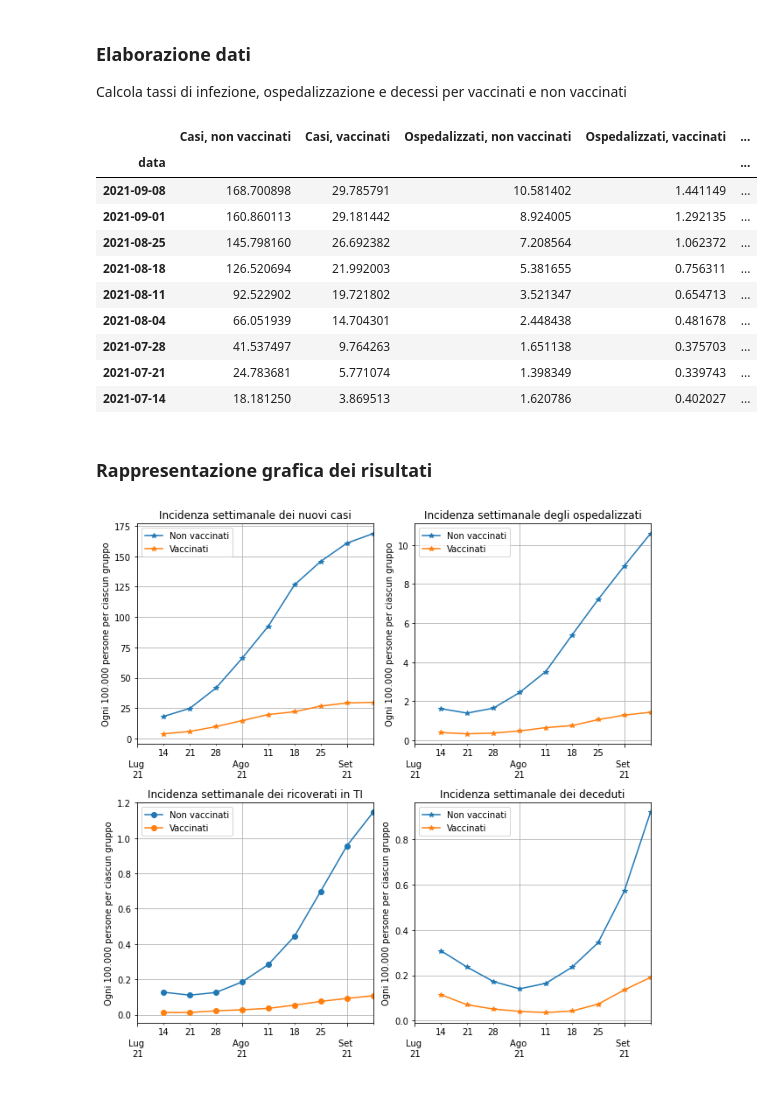
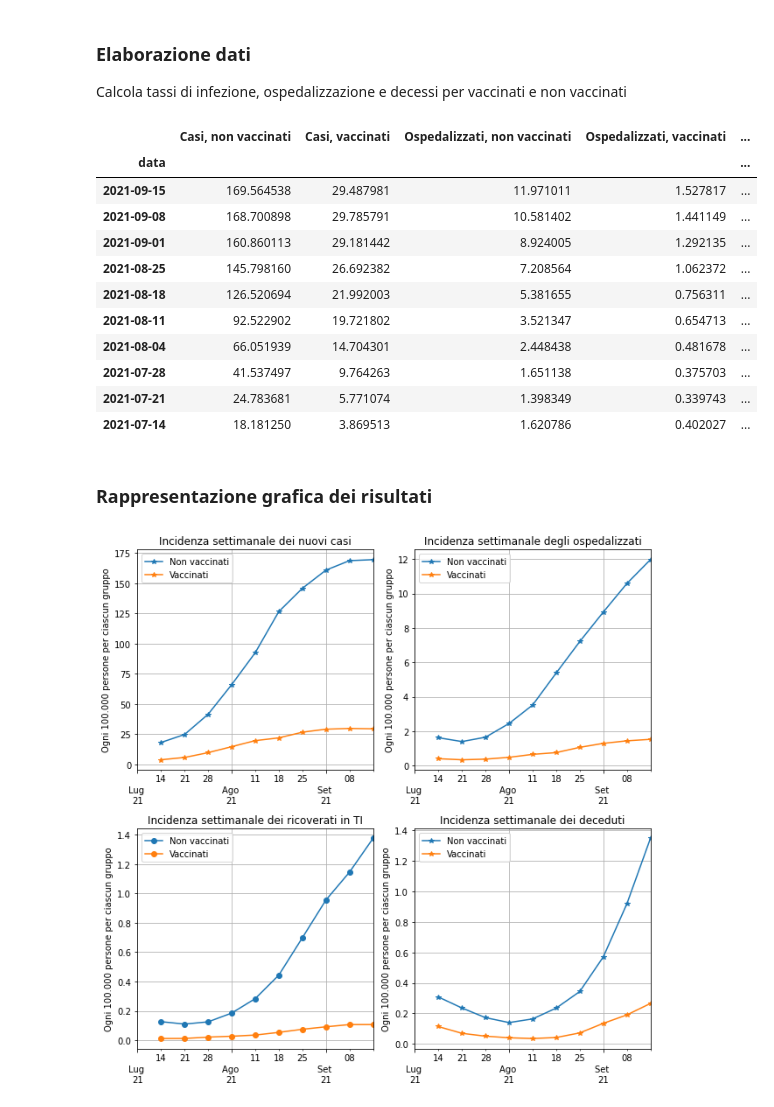
Before and after one commit to apalladi/covid_vaccini_monitoraggio, a Jupyter notebook: andamento_epidemia.ipynb, the cells around one changed output. Drawn from its saved outputs; the diff is of its cells as text; code cells hidden in the pictures.

```diff
--- a/andamento_epidemia.ipynb
+++ b/andamento_epidemia.ipynb
@@ -23,42 +24,43 @@ df_assoluti
 # %% [markdown]
 ### Elaborazione dati
 Calcola tassi di infezione, ospedalizzazione e decessi per vaccinati e non vaccinati
-# %%
-# ricava i tassi, dividendo per la popolazione vaccinati e non vaccinata
-tassi = (7/30)*10**5*np.transpose([df_assoluti['casi non vaccinati']/df_assoluti['non vaccinati'],
-         df_assoluti['casi vaccinati']/df_assoluti['vaccinati completo'],
-         df_assoluti['ospedalizzati non vaccinati']/df_assoluti['non vaccinati'],
-         df_assoluti['ospedalizzati vaccinati']/df_assoluti['vaccinati completo'],
-         df_assoluti['terapia intensiva non vaccinati']/df_assoluti['non vaccinati'],
-         df_assoluti['terapia intensiva vaccinati']/df_assoluti['vaccinati completo'],
-         df_assoluti['decessi non vaccinati']/df_assoluti['non vaccinati'],
-         df_assoluti['decessi vaccinati']/df_assoluti['vaccinati completo']])
-
-df_tassi = pd.DataFrame(tassi)
-df_tassi.columns = ['Casi, non vaccinati',
-                    'Casi, vaccinati',
-                    'Ospedalizzati, non vaccinati',
-                    'Ospedalizzati, vaccinati',
-                    'In terapia intensiva, non vaccinati',
-                    'In terapia intensiva, vaccinati',
-                    'Deceduti, non vaccinati',
-                    'Deceduti, vaccinati']
-
-df_tassi.index = pd.to_datetime(df_assoluti['data'], format='%d/%m/%Y')
-
-df_tassi
-# %% [output]
-|  | Casi, non vaccinati | Casi, vaccinati | Ospedalizzati, non vaccinati | Ospedalizzati, vaccinati | ... |
-| data |  |  |  |  | ... |
-| 2021-09-08 | 168.700898 | 29.785791 | 10.581402 | 1.441149 | ... |
-| 2021-09-01 | 160.860113 | 29.181442 | 8.924005 | 1.292135 | ... |
-| 2021-08-25 | 145.798160 | 26.692382 | 7.208564 | 1.062372 | ... |
-| 2021-08-18 | 126.520694 | 21.992003 | 5.381655 | 0.756311 | ... |
-| 2021-08-11 | 92.522902 | 19.721802 | 3.521347 | 0.654713 | ... |
-| 2021-08-04 | 66.051939 | 14.704301 | 2.448438 | 0.481678 | ... |
-| 2021-07-28 | 41.537497 | 9.764263 | 1.651138 | 0.375703 | ... |
-| 2021-07-21 | 24.783681 | 5.771074 | 1.398349 | 0.339743 | ... |
-| 2021-07-14 | 18.181250 | 3.869513 | 1.620786 | 0.402027 | ... |
+# %%
+# ricava i tassi, dividendo per la popolazione vaccinati e non vaccinata
+tassi = (7/30)*10**5*np.transpose([df_assoluti['casi non vaccinati']/df_assoluti['non vaccinati'],
+         df_assoluti['casi vaccinati']/df_assoluti['vaccinati completo'],
+         df_assoluti['ospedalizzati non vaccinati']/df_assoluti['non vaccinati'],
+         df_assoluti['ospedalizzati vaccinati']/df_assoluti['vaccinati completo'],
+         df_assoluti['terapia intensiva non vaccinati']/df_assoluti['non vaccinati'],
+         df_assoluti['terapia intensiva vaccinati']/df_assoluti['vaccinati completo'],
+         df_assoluti['decessi non vaccinati']/df_assoluti['non vaccinati'],
+         df_assoluti['decessi vaccinati']/df_assoluti['vaccinati completo']])
+
+df_tassi = pd.DataFrame(tassi)
+df_tassi.columns = ['Casi, non vaccinati',
+                    'Casi, vaccinati',
+                    'Ospedalizzati, non vaccinati',
+                    'Ospedalizzati, vaccinati',
+                    'In terapia intensiva, non vaccinati',
+                    'In terapia intensiva, vaccinati',
+                    'Deceduti, non vaccinati',
+                    'Deceduti, vaccinati']
+
+df_tassi.index = pd.to_datetime(df_assoluti['data'], format='%Y/%m/%d')
+
+df_tassi
+# %% [output]
+|  | Casi, non vaccinati | Casi, vaccinati | Ospedalizzati, non vaccinati | Ospedalizzati, vaccinati | ... |
+| data |  |  |  |  | ... |
+| 2021-09-15 | 169.564538 | 29.487981 | 11.971011 | 1.527817 | ... |
+| 2021-09-08 | 168.700898 | 29.785791 | 10.581402 | 1.441149 | ... |
+| 2021-09-01 | 160.860113 | 29.181442 | 8.924005 | 1.292135 | ... |
+| 2021-08-25 | 145.798160 | 26.692382 | 7.208564 | 1.062372 | ... |
+| 2021-08-18 | 126.520694 | 21.992003 | 5.381655 | 0.756311 | ... |
+| 2021-08-11 | 92.522902 | 19.721802 | 3.521347 | 0.654713 | ... |
+| 2021-08-04 | 66.051939 | 14.704301 | 2.448438 | 0.481678 | ... |
+| 2021-07-28 | 41.537497 | 9.764263 | 1.651138 | 0.375703 | ... |
+| 2021-07-21 | 24.783681 | 5.771074 | 1.398349 | 0.339743 | ... |
+| 2021-07-14 | 18.181250 | 3.869513 | 1.620786 | 0.402027 | ... |
 # %% [markdown]
 ### Rappresentazione grafica dei risultati
 # %%
@@ -98,7 +100,7 @@ plt.tight_layout()
 plt.savefig('risultati/andamento_epidemia.png', dpi=300)
 plt.show()
 # %% [output]
-[figure, old version]
+[figure, new version]
 # %%
 plt.figure(figsize=(6, 5))
 (df_tassi.iloc[:, 0]/df_tassi.iloc[:, 1]).plot(label='Nuovi casi', color='blue')
```
Also changed, not shown: parts of 2 cells of this notebook, 10 other files.
